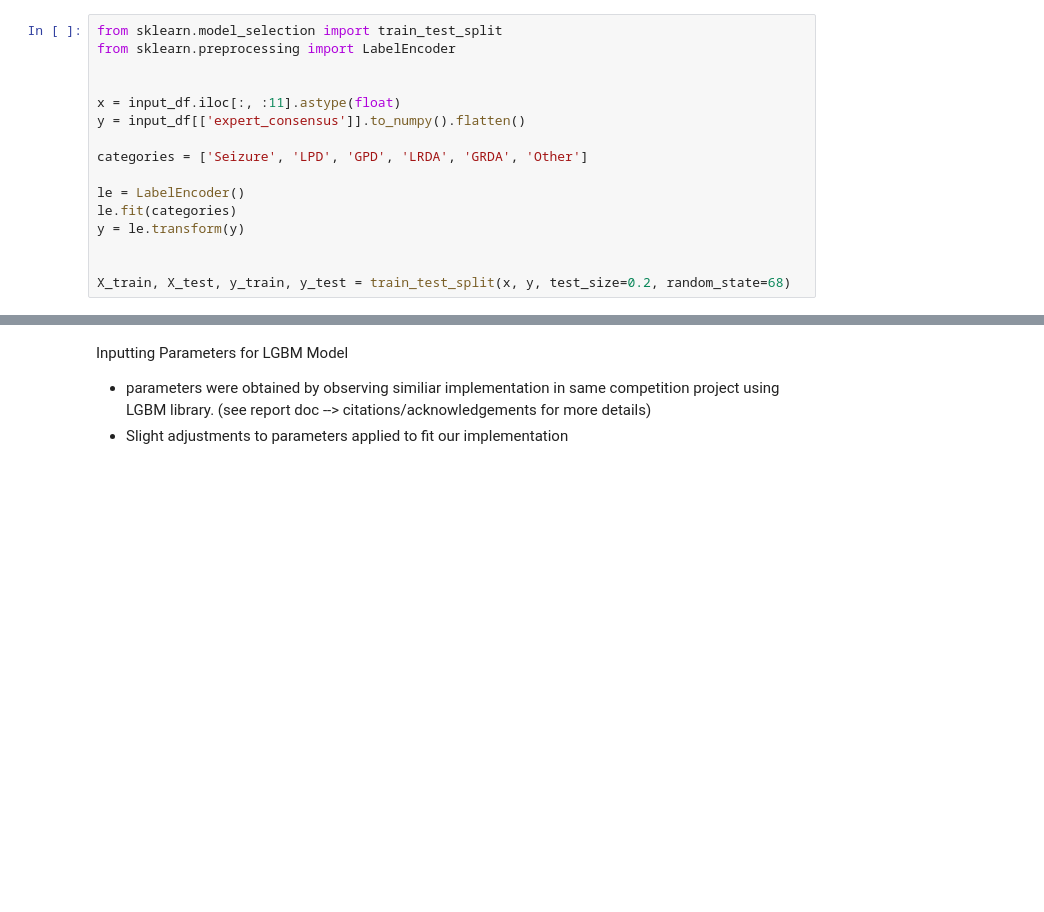
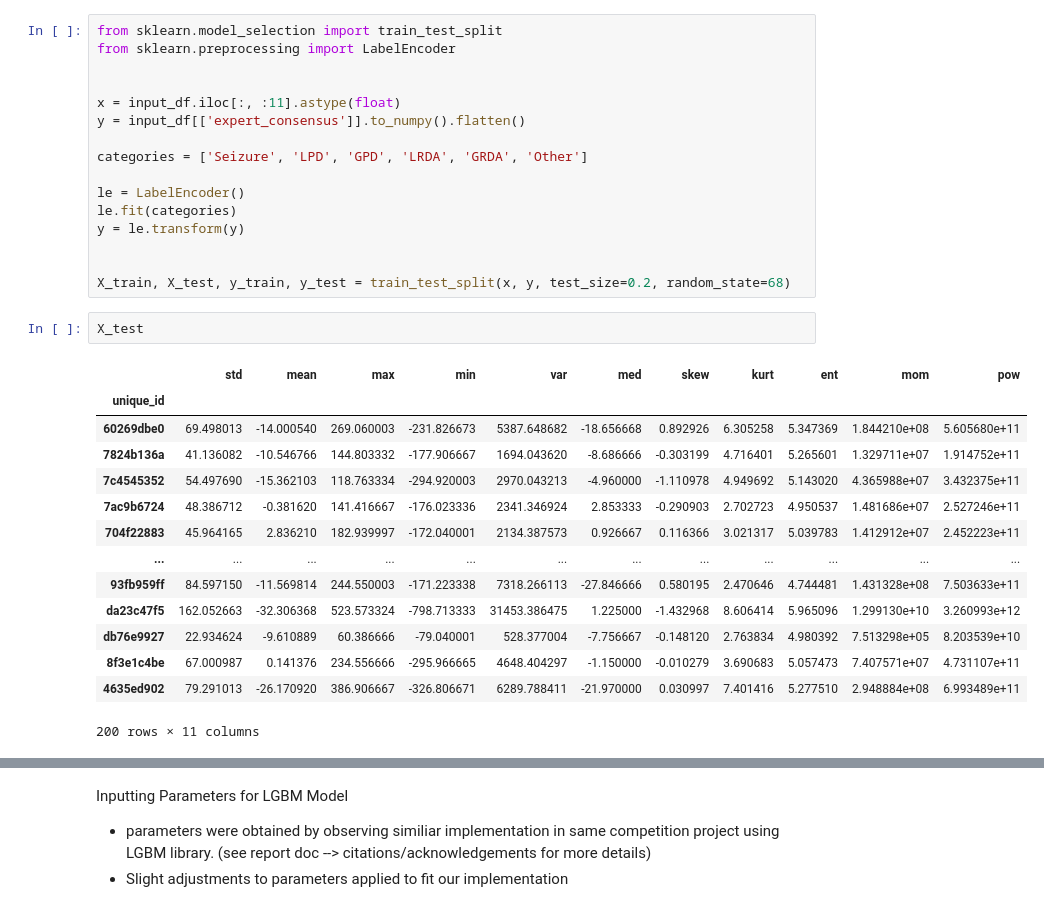
Before and after one commit to sfu-cmpt340/2024_1_project_11, a Jupyter notebook: hms.ipynb, the cells around one changed output, grey strips where cells are left out. Drawn from its saved outputs; the diff is of its cells as text; blank space fills up the shorter version.

```diff
--- a/hms.ipynb
+++ b/hms.ipynb
@@ -244,3 +244,20 @@ y = le.transform(y)
 
 
 X_train, X_test, y_train, y_test = train_test_split(x, y, test_size=0.2, random_state=68)
+# %%
+X_test
+# %% [output]
+|  | std | mean | max | min | var | med | skew | kurt | ent | mom | pow |
+| unique_id |  |  |  |  |  |  |  |  |  |  |  |
+| 60269dbe0 | 69.498013 | -14.000540 | 269.060003 | -231.826673 | 5387.648682 | -18.656668 | 0.892926 | 6.305258 | 5.347369 | 1.844210e+08 | 5.605680e+11 |
+| 7824b136a | 41.136082 | -10.546766 | 144.803332 | -177.906667 | 1694.043620 | -8.686666 | -0.303199 | 4.716401 | 5.265601 | 1.329711e+07 | 1.914752e+11 |
+| 7c4545352 | 54.497690 | -15.362103 | 118.763334 | -294.920003 | 2970.043213 | -4.960000 | -1.110978 | 4.949692 | 5.143020 | 4.365988e+07 | 3.432375e+11 |
+| 7ac9b6724 | 48.386712 | -0.381620 | 141.416667 | -176.023336 | 2341.346924 | 2.853333 | -0.290903 | 2.702723 | 4.950537 | 1.481686e+07 | 2.527246e+11 |
+| 704f22883 | 45.964165 | 2.836210 | 182.939997 | -172.040001 | 2134.387573 | 0.926667 | 0.116366 | 3.021317 | 5.039783 | 1.412912e+07 | 2.452223e+11 |
+| ... | ... | ... | ... | ... | ... | ... | ... | ... | ... | ... | ... |
+| 93fb959ff | 84.597150 | -11.569814 | 244.550003 | -171.223338 | 7318.266113 | -27.846666 | 0.580195 | 2.470646 | 4.744481 | 1.431328e+08 | 7.503633e+11 |
+| da23c47f5 | 162.052663 | -32.306368 | 523.573324 | -798.713333 | 31453.386475 | 1.225000 | -1.432968 | 8.606414 | 5.965096 | 1.299130e+10 | 3.260993e+12 |
+| db76e9927 | 22.934624 | -9.610889 | 60.386666 | -79.040001 | 528.377004 | -7.756667 | -0.148120 | 2.763834 | 4.980392 | 7.513298e+05 | 8.203539e+10 |
+| 8f3e1c4be | 67.000987 | 0.141376 | 234.556666 | -295.966665 | 4648.404297 | -1.150000 | -0.010279 | 3.690683 | 5.057473 | 7.407571e+07 | 4.731107e+11 |
+| 4635ed902 | 79.291013 | -26.170920 | 386.906667 | -326.806671 | 6289.788411 | -21.970000 | 0.030997 | 7.401416 | 5.277510 | 2.948884e+08 | 6.993489e+11 |
+200 rows × 11 columns
```
Also changed, not shown: parts of 16 cells of this notebook, 5 other files.
